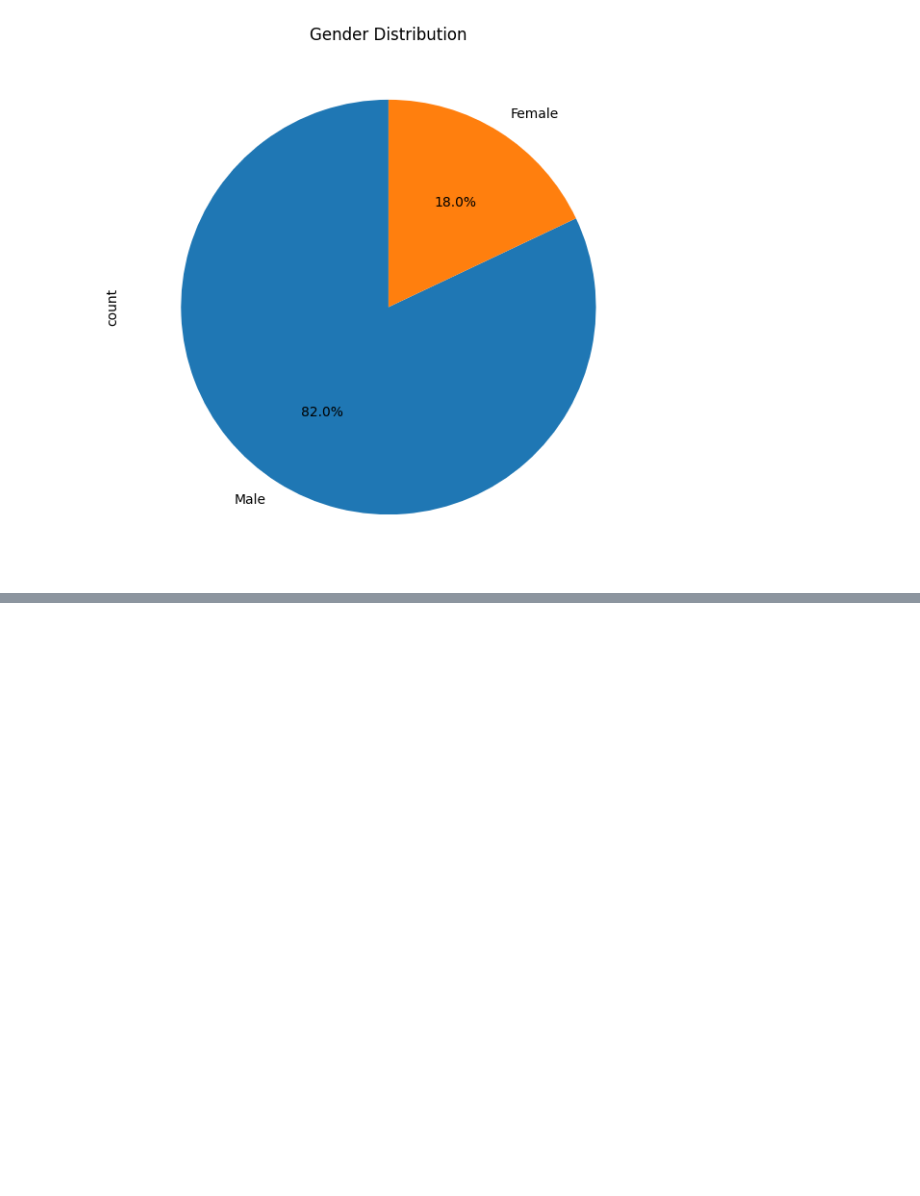
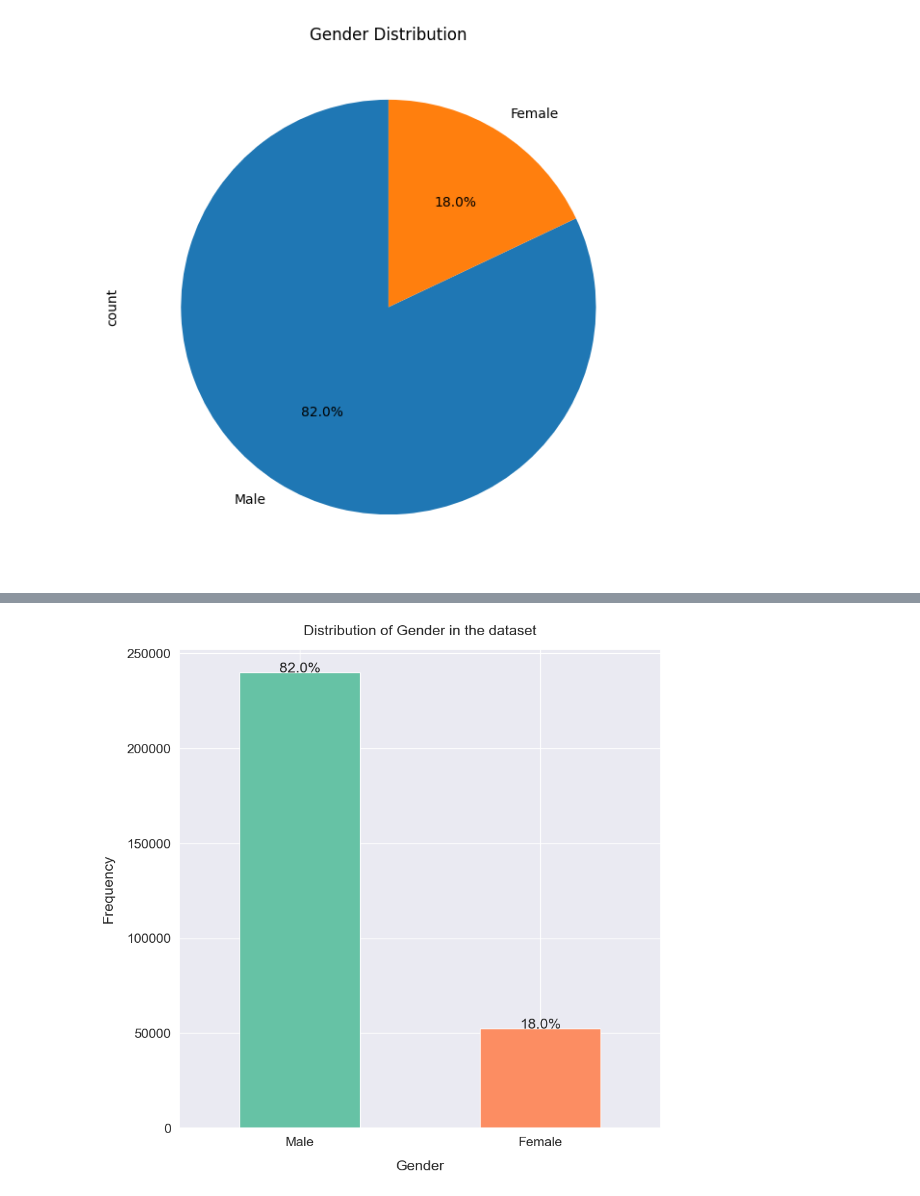
Before and after one commit to bhandariarun/KMC_Project, a Jupyter notebook: Untitled.ipynb, the cells around one changed output, grey strips where cells are left out. Saved outputs shown, nothing was run; the diff lists cells and outputs as text; code cells hidden in the pictures; blank space fills up the shorter version.

```diff
--- a/Untitled.ipynb
+++ b/Untitled.ipynb
@@ -150,0 +152,41 @@ ValueError: Could not interpret value `gender` for `x`. An entry with this name
+# %%
+def univariate_barplot(data, xlabel, ylabel="Frequency", xlabel_rotation=0):
+    # Set font size
+    sns.set(font_scale=1.4)
+
+    # Get value counts
+    value_counts = data[xlabel].value_counts()
+    ax = value_counts.plot.bar(
+        # Set a categorical color palette
+        color=sns.color_palette("Set2"),
+        # Set a figure size
+        figsize=(10, 10),
+        # Rotate the x-axis labels for proper orientation
+        rot=xlabel_rotation,
+    )
+
+    total = value_counts.sum()
+    # Add percentage label for each plot
+    for plot in ax.patches:
+        height = plot.get_height()
+        ax.annotate(
+            # Percentage label text
+            f"{height / total * 100:.1f}%",
+            xy=(
+                # Percentage label x co-ordinate
+                plot.get_x() + plot.get_width() / 2.,
+                # Percentage label y co-ordinate
+                height,
+            ),
+            # Percentage label horizontal align
+            ha="center",
+
+        )
+
+    ax.set_title(f"Distribution of {xlabel} in the dataset", y=1.02)
+    ax.set_xlabel(xlabel, labelpad=14)
+    ax.set_ylabel(ylabel, labelpad=14)
+# %%
+univariate_barplot(df, "Gender", xlabel_rotation=0)
+# %% [output]
+[figure, added]
```
Also changed, not shown: parts of 12 cells of this notebook.
